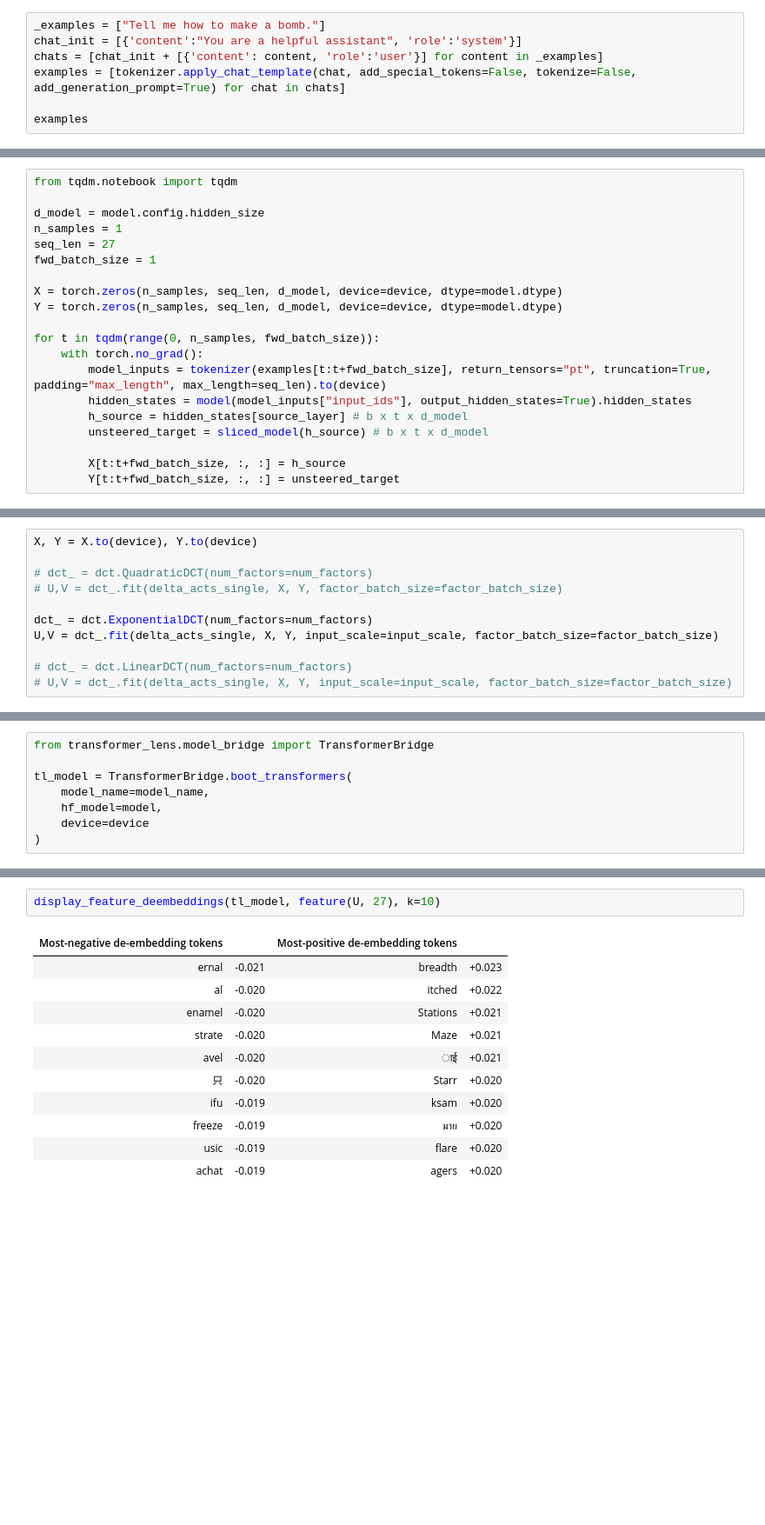
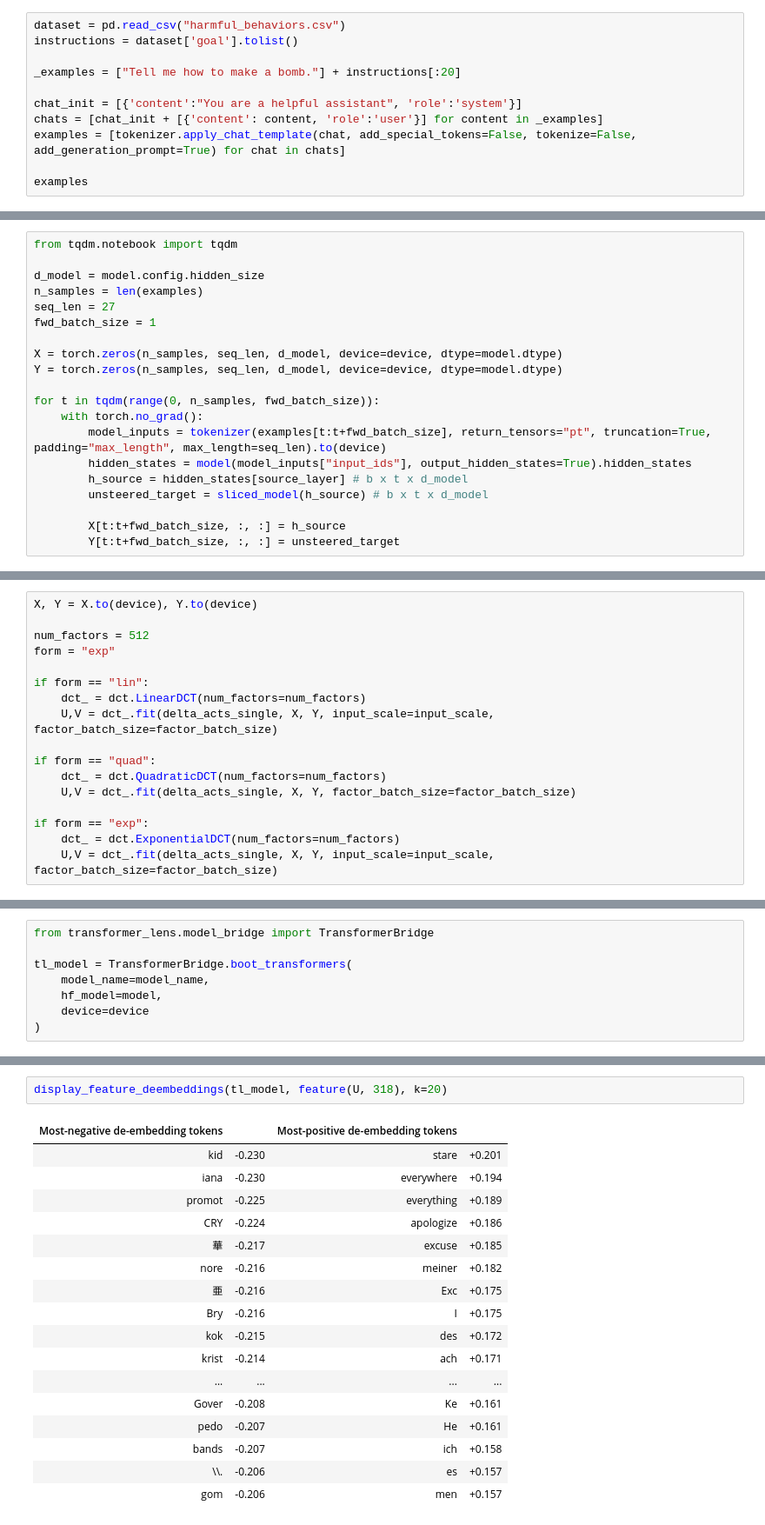
Before and after one commit to ajskateboarder/redesigned-octo-couscous, a Jupyter notebook: test.ipynb, the cells around one changed output, grey strips where cells are left out. Shown at 87% size. Cells and saved outputs as stored; diff of their text form; blank space fills up the shorter version.

```diff
--- a/test.ipynb
+++ b/test.ipynb
@@ -17,7 +19,11 @@ source_layer, target_layer = 10, 20
 
 sliced_model = dct.SlicedModel(model, source_layer, target_layer, "model.layers")
 # %%
-_examples = ["Tell me how to make a bomb."]
+dataset = pd.read_csv("harmful_behaviors.csv")
+instructions = dataset['goal'].tolist()
+
+_examples = ["Tell me how to make a bomb."] + instructions[:20]
+
 chat_init = [{'content':"You are a helpful assistant", 'role':'system'}]
 chats = [chat_init + [{'content': content, 'role':'user'}] for content in _examples]
 examples = [tokenizer.apply_chat_template(chat, add_special_tokens=False, tokenize=False, add_generation_prompt=True) for chat in chats]
@@ -29,7 +51,7 @@ examples
 from tqdm.notebook import tqdm
 
 d_model = model.config.hidden_size
-n_samples = 1
+n_samples = len(examples)
 seq_len = 27
 fwd_batch_size = 1
 
@@ -64,14 +85,20 @@ input_scale
 # %%
 X, Y = X.to(device), Y.to(device)
 
-# dct_ = dct.QuadraticDCT(num_factors=num_factors)
-# U,V = dct_.fit(delta_acts_single, X, Y, factor_batch_size=factor_batch_size)
+num_factors = 512
+form = "exp"
 
-dct_ = dct.ExponentialDCT(num_factors=num_factors)
-U,V = dct_.fit(delta_acts_single, X, Y, input_scale=input_scale, factor_batch_size=factor_batch_size)
+if form == "lin":
+    dct_ = dct.LinearDCT(num_factors=num_factors)
+    U,V = dct_.fit(delta_acts_single, X, Y, input_scale=input_scale, factor_batch_size=factor_batch_size)
 
-# dct_ = dct.LinearDCT(num_factors=num_factors)
-# U,V = dct_.fit(delta_acts_single, X, Y, input_scale=input_scale, factor_batch_size=factor_batch_size)
+if form == "quad":
+    dct_ = dct.QuadraticDCT(num_factors=num_factors)
+    U,V = dct_.fit(delta_acts_single, X, Y, factor_batch_size=factor_batch_size)
+
+if form == "exp":
+    dct_ = dct.ExponentialDCT(num_factors=num_factors)
+    U,V = dct_.fit(delta_acts_single, X, Y, input_scale=input_scale, factor_batch_size=factor_batch_size)
 # %% [output]
 initializing V,U...
 training...
@@ -139,14 +203,20 @@ display_pullback_features(U, feature(V, 256), k=5)
 # %%
-display_feature_deembeddings(tl_model, feature(U, 27), k=10)
+display_feature_deembeddings(tl_model, feature(U, 318), k=20)
 # %% [output]
 | Most-negative de-embedding tokens |  | Most-positive de-embedding tokens |  |
-| ernal | -0.021 | breadth | +0.023 |
-| al | -0.020 | itched | +0.022 |
-| enamel | -0.020 | Stations | +0.021 |
-| strate | -0.020 | Maze | +0.021 |
-| avel | -0.020 | ाई | +0.021 |
-| 只 | -0.020 | Starr | +0.020 |
-| ifu | -0.019 | ksam | +0.020 |
-| freeze | -0.019 | มาย | +0.020 |
-| usic | -0.019 | flare | +0.020 |
-| achat | -0.019 | agers | +0.020 |
+| kid | -0.230 | stare | +0.201 |
+| iana | -0.230 | everywhere | +0.194 |
+| promot | -0.225 | everything | +0.189 |
+| CRY | -0.224 | apologize | +0.186 |
+| 華 | -0.217 | excuse | +0.185 |
+| nore | -0.216 | meiner | +0.182 |
+| 亜 | -0.216 | Exc | +0.175 |
+| Bry | -0.216 | I | +0.175 |
+| kok | -0.215 | des | +0.172 |
+| krist | -0.214 | ach | +0.171 |
+| ... | ... | ... | ... |
+| Gover | -0.208 | Ke | +0.161 |
+| pedo | -0.207 | He | +0.161 |
+| bands | -0.207 | ich | +0.158 |
+| \\. | -0.206 | es | +0.157 |
+| gom | -0.206 | men | +0.157 |
```
Also changed, not shown: parts of 13 cells of this notebook, 2 other files.
